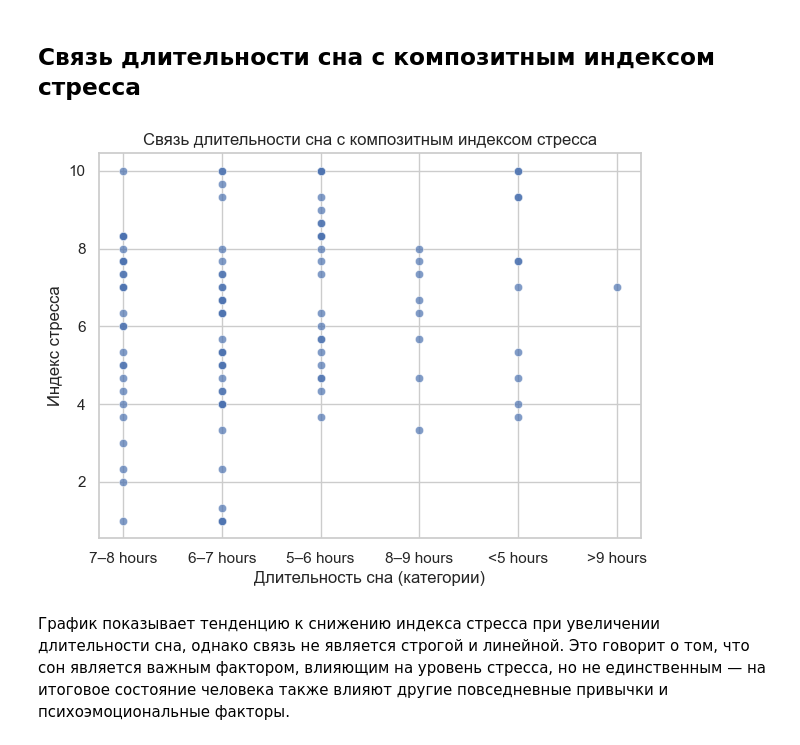
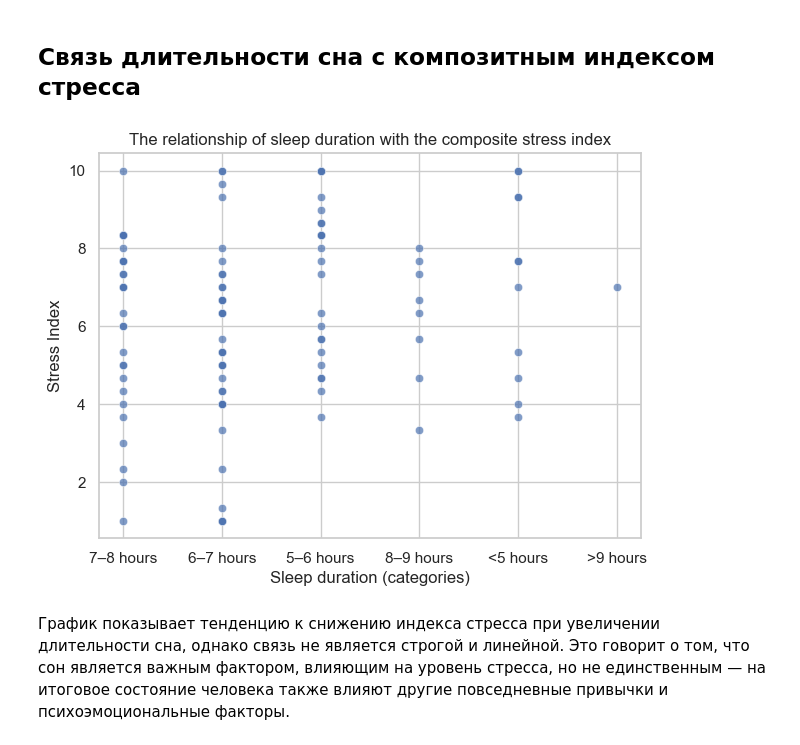
Before and after one commit to JohnnyIsNotAvailable/data-mining-final-2025f, a Jupyter notebook: notebooks/02_EDA.ipynb, the cells around one changed output. Saved outputs shown, nothing was run; the diff lists cells and outputs as text; code cells hidden in the pictures.

```diff
--- a/notebooks/02_EDA.ipynb
+++ b/notebooks/02_EDA.ipynb
@@ -263,20 +263,20 @@ df["stress_index"] = df[
 # %%
 plt.figure(figsize=(7, 5))
 
 sns.scatterplot(
     data=df,
     x="sleep_duration",
     y="stress_index",
     alpha=0.7
 )
 
-plt.title("Связь длительности сна с композитным индексом стресса")
-plt.xlabel("Длительность сна (категории)")
-plt.ylabel("Индекс стресса")
+plt.title("The relationship of sleep duration with the composite stress index")
+plt.xlabel("Sleep duration (categories)")
+plt.ylabel("Stress Index")
 
 plt.show()
 # %% [output]
-[figure, old version]
+[figure, new version]
 # %% [markdown]
 График показывает тенденцию к снижению индекса стресса при увеличении длительности сна, однако связь не является строгой и линейной. Это говорит о том, что сон является важным фактором, влияющим на уровень стресса, но не единственным — на итоговое состояние человека также влияют другие повседневные привычки и психоэмоциональные факторы.
 # %% [markdown]
```
Also changed, not shown: parts of 1 cell of this notebook, 1 other file.
